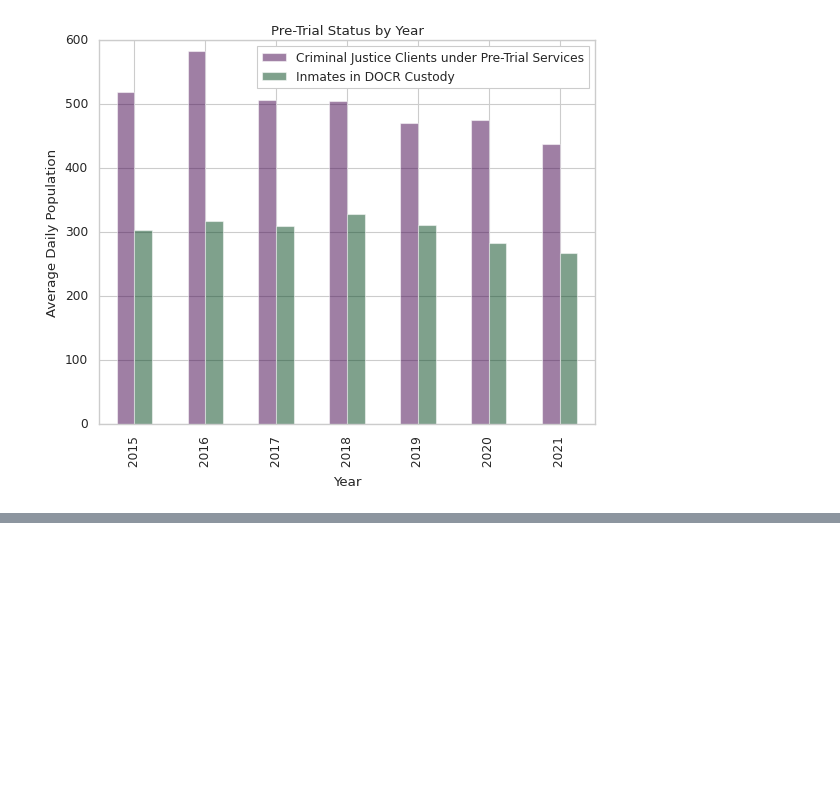
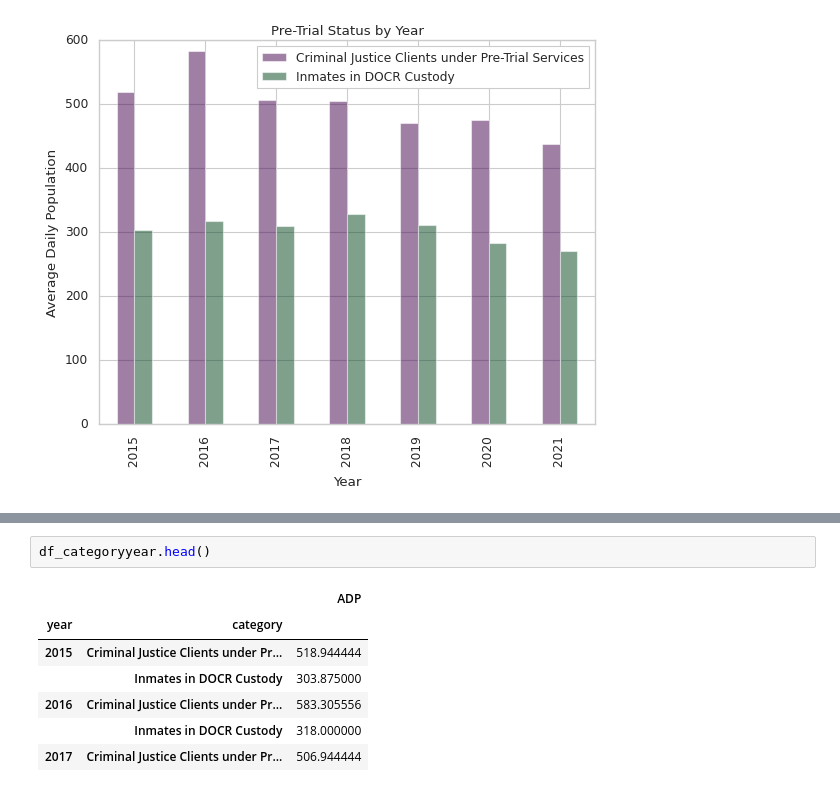
Before and after one commit to jcj217-mc/Data_205, a Jupyter notebook: Data_205_Project_Part_I_detention_json.ipynb, the cells around one changed output, grey strips where cells are left out. Cells and saved outputs as stored; diff of their text form; blank space fills up the shorter version.

```diff
--- a/Data_205_Project_Part_I_detention_json.ipynb
+++ b/Data_205_Project_Part_I_detention_json.ipynb
@@ -754,0 +759,10 @@ df_catyearplot
+# %%
+df_categoryyear.head()
+# %% [output]
+|  |  | ADP |
+| year | category |  |
+| 2015 | Criminal Justice Clients under Pr... | 518.944444 |
+|  | Inmates in DOCR Custody | 303.875000 |
+| 2016 | Criminal Justice Clients under Pr... | 583.305556 |
+|  | Inmates in DOCR Custody | 318.000000 |
+| 2017 | Criminal Justice Clients under Pr... | 506.944444 |
```
Also changed, not shown: parts of 53 cells of this notebook.
